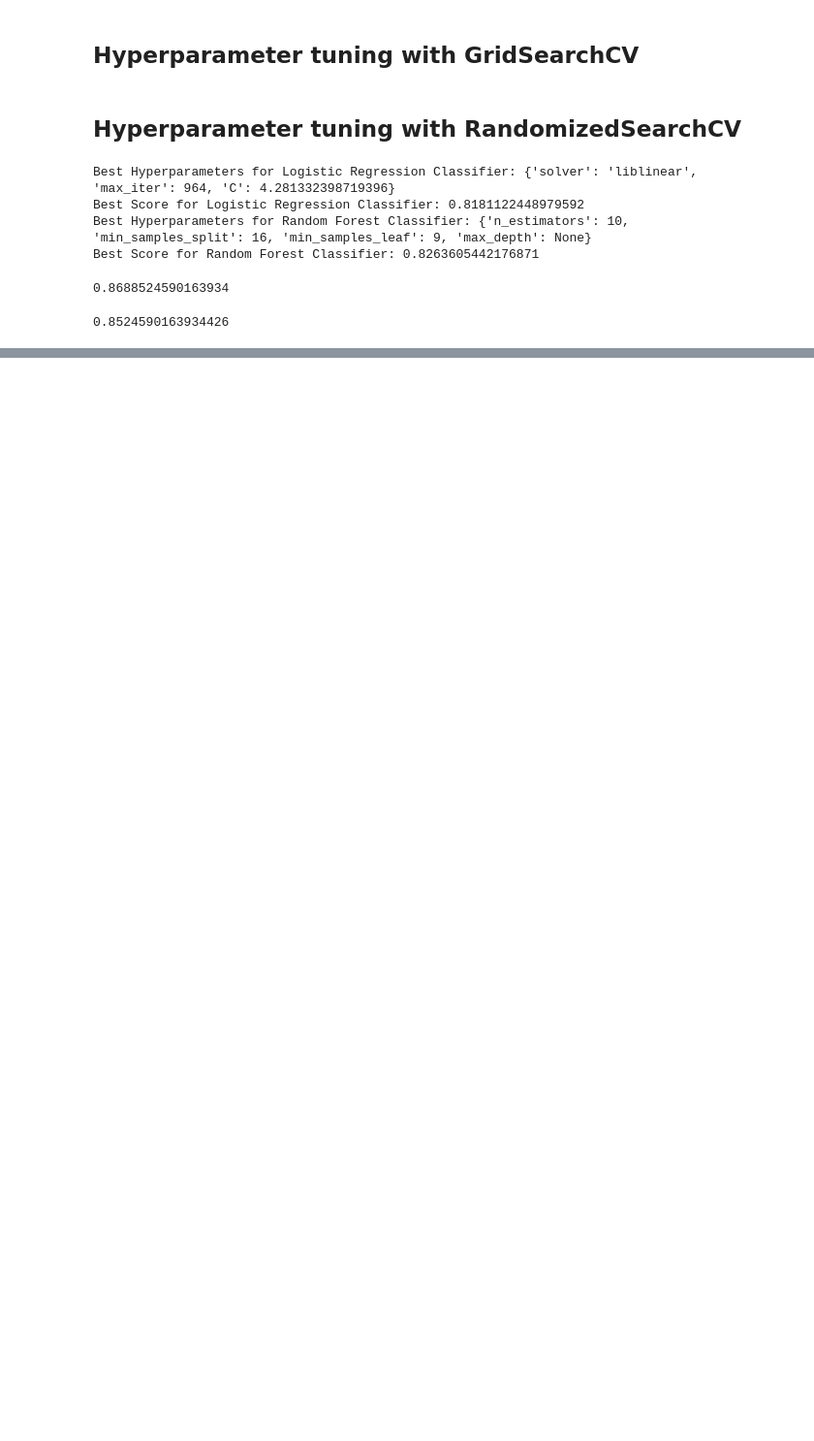
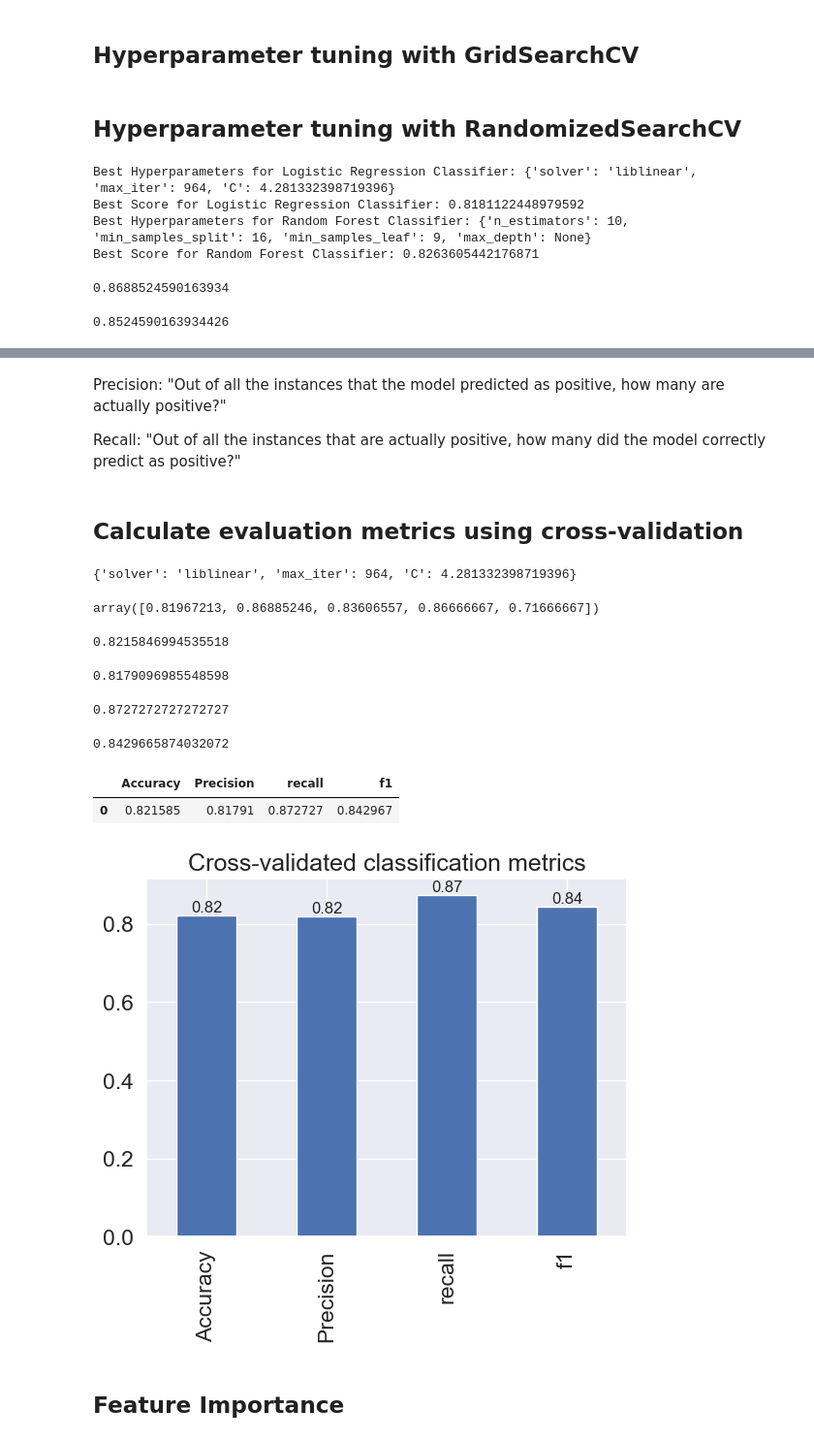
Before and after one commit to mmaksi/hear-disease-classification, a Jupyter notebook: end-to-end-heart-disease-classification.ipynb, the cells around one changed output, grey strips where cells are left out. Shown at 97% size. Cells and saved outputs as stored; diff of their text form; code cells hidden in the pictures; blank space fills up the shorter version.

```diff
--- a/end-to-end-heart-disease-classification.ipynb
+++ b/end-to-end-heart-disease-classification.ipynb
@@ -418,0 +485,11 @@ rs_rf.score(X_test, y_test)
+# %% [markdown]
+Precision: "Out of all the instances that the model predicted as positive, how many are actually positive?"
+
+Recall: "Out of all the instances that are actually positive, how many did the model correctly predict as positive?"
+# %% [markdown]
+## Calculate evaluation metrics using cross-validation
+# %%
+# Check best hyperparameters
+rs_log_reg.best_params_
+# %% [output]
+{'solver': 'liblinear', 'max_iter': 964, 'C': 4.281332398719396}
@@ -418,0 +498,51 @@ rs_rf.score(X_test, y_test)
+# %%
+# Cross validated accuracy
+cv_score = cross_val_score(clf, X, y, cv=5, scoring='accuracy')
+cv_score
+# %% [output]
+array([0.81967213, 0.86885246, 0.83606557, 0.86666667, 0.71666667])
+# %%
+cv_acc = np.mean(cv_score)
+cv_acc
+# %% [output]
+0.8215846994535518
+# %%
+# Cross validated precision
+cv_score = cross_val_score(clf, X, y, cv=5, scoring='precision')
+cv_precision = np.mean(cv_score)
+cv_precision
+# %% [output]
+0.8179096985548598
+# %%
+# Cross validated recall
+cv_score = cross_val_score(clf, X, y, cv=5, scoring='recall')
+cv_recall = np.mean(cv_score)
+cv_recall
+# %% [output]
+0.8727272727272727
+# %%
+# Cross validated f1
+cv_score = cross_val_score(clf, X, y, cv=5, scoring='f1')
+cv_f1 = np.mean(cv_score)
+cv_f1
+# %% [output]
+0.8429665874032072
+# %%
+cv_metrics = pd.DataFrame({"Accuracy": cv_acc, "Precision": cv_precision, "recall": cv_recall, "f1": cv_f1}, index=[0])
+cv_metrics
+# %% [output]
+|  | Accuracy | Precision | recall | f1 |
+| 0 | 0.821585 | 0.81791 | 0.872727 | 0.842967 |
+# %%
+ax = cv_metrics.T.plot.bar(title="Cross-validated classification metrics", legend=False)
+
+# Annotate the bars with their values (with adjusted font size)
+for idx, metric in enumerate(cv_metrics.columns):
+    for i, value in enumerate(cv_metrics[metric]):
+        ax.text(idx, value + 0.01, f"{value:.2f}", ha="center", fontsize=12)  # Adjust fontsize here
+
+plt.show()
+# %% [output]
+[figure, added]
+# %% [markdown]
+## Feature Importance
```
Also changed, not shown: parts of 9 cells of this notebook.
